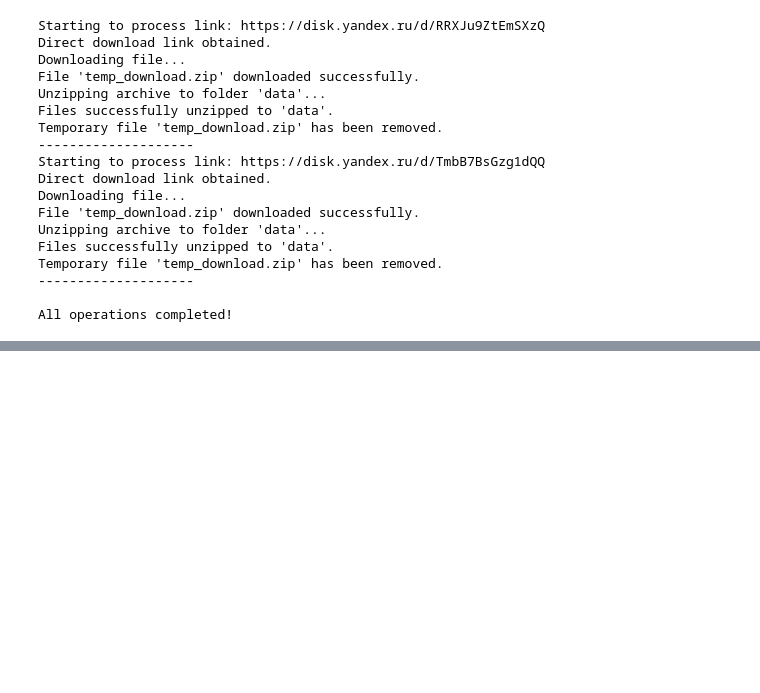
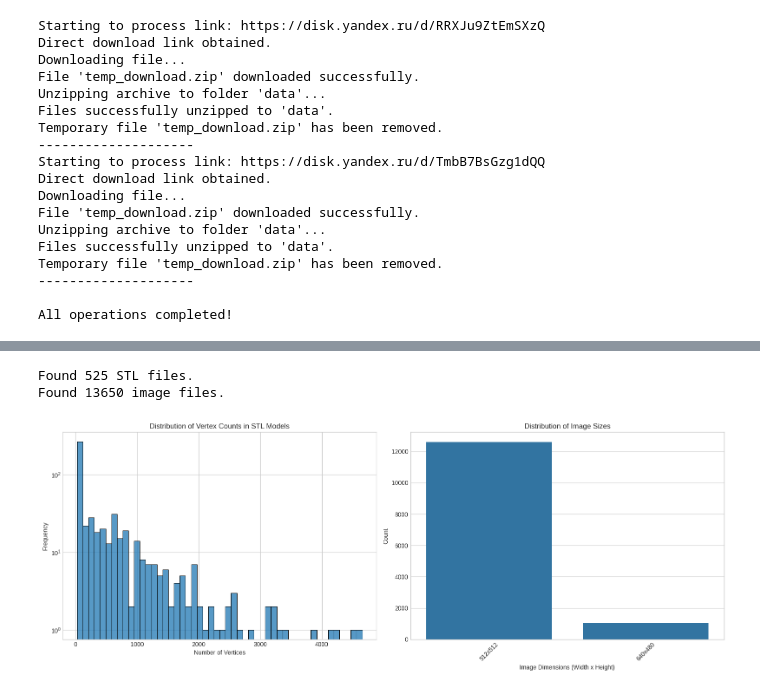
Before and after one commit to EZHOWWW/aiijc, a Jupyter notebook: main.ipynb, the cells around one changed output, grey strips where cells are left out. Drawn from its saved outputs; the diff is of its cells as text; code cells hidden in the pictures; blank space fills up the shorter version.

```diff
--- a/main.ipynb
+++ b/main.ipynb
@@ -11,10 +35,24 @@ import torch
 # %%
 random_state = 69
 
-shared_folder = "data"
+DATA_ROOT = Path("data/")
+TRAIN_ROOT = DATA_ROOT / "train_data"
+IMG_DIR = TRAIN_ROOT / "images"
+STL_DIR = TRAIN_ROOT / "models"
 
 device = torch.device("cuda" if torch.cuda.is_available() else "cpu")
 print("Using device:", device)
+
+IMG_SIZE = (224, 224)
+NUM_SAMPLE_POINTS = 2048
+BATCH_SIZE = 32
+
+EMBEDDING_DIM = 512
+
+LEARNING_RATE_IMAGE = 1e-5 # Lower LR for pretrained image encoder
+LEARNING_RATE_PC = 1e-4    # Higher LR for point cloud encoder
+MARGIN = 0.2
+NUM_EPOCHS = 10 # Adjust based on dataset size and convergence
 # %% [output]
 Using device: cuda
 # %% [markdown]
@@ -123,0 +405,63 @@ All operations completed!
+# %%
+# --- Data Collection ---
+stl_files = list(STL_DIR.glob("*.stl"))
+img_files = list(IMG_DIR.glob("*.png"))
+
+print(f"Found {len(stl_files)} STL files.")
+print(f"Found {len(img_files)} image files.")
+
+# --- Analyze STL files ---
+vertex_counts = []
+for stl_path in tqdm(stl_files, desc="Analyzing STL files"):
+    try:
+        model = CADModel(stl_path)
+        vertex_counts.append(model.num_vertices)
+    except Exception as e:
+        print(f"Could not load {stl_path.name}: {e}")
+
+# --- Analyze Image files ---
+image_sizes = []
+for img_path in tqdm(img_files, desc="Analyzing Images"):
+    try:
+        with Image.open(img_path) as img:
+            image_sizes.append(img.size)
+    except Exception as e:
+        print(f"Could not load {img_path.name}: {e}")
+
+# --- Create DataFrame for analysis ---
+eda_df = pd.DataFrame({"vertex_count": vertex_counts})
+img_df = pd.DataFrame(image_sizes, columns=["width", "height"])
+
+
+# --- Visualization ---
+plt.style.use("seaborn-v0_8-whitegrid")
+fig, axes = plt.subplots(1, 2, figsize=(16, 6))
+
+# Plot vertex count distribution
+sns.histplot(data=eda_df, x="vertex_count", bins=50, ax=axes[0])
+axes[0].set_title("Distribution of Vertex Counts in STL Models")
+axes[0].set_xlabel("Number of Vertices")
+axes[0].set_ylabel("Frequency")
+axes[0].set_yscale("log")  # Use log scale for better visibility
+
+# Plot image size distribution
+img_df["size_str"] = img_df.apply(lambda row: f"{row['width']}x{row['height']}", axis=1)
+sns.countplot(data=img_df, x="size_str", ax=axes[1])
+axes[1].set_title("Distribution of Image Sizes")
+axes[1].set_xlabel("Image Dimensions (Width x Height)")
+axes[1].set_ylabel("Count")
+plt.xticks(rotation=45)
+
+plt.tight_layout()
+plt.show()
+
+# --- Print Summary Statistics ---
+print("\nSTL Model Statistics:")
+print(eda_df["vertex_count"].describe())
+
+print("\nImage Size Statistics:")
+print(img_df["size_str"].value_counts())
+# %% [output]
+Found 525 STL files.
+Found 13650 image files.
+[figure, added]
```
Also changed, not shown: parts of 20 cells of this notebook.
